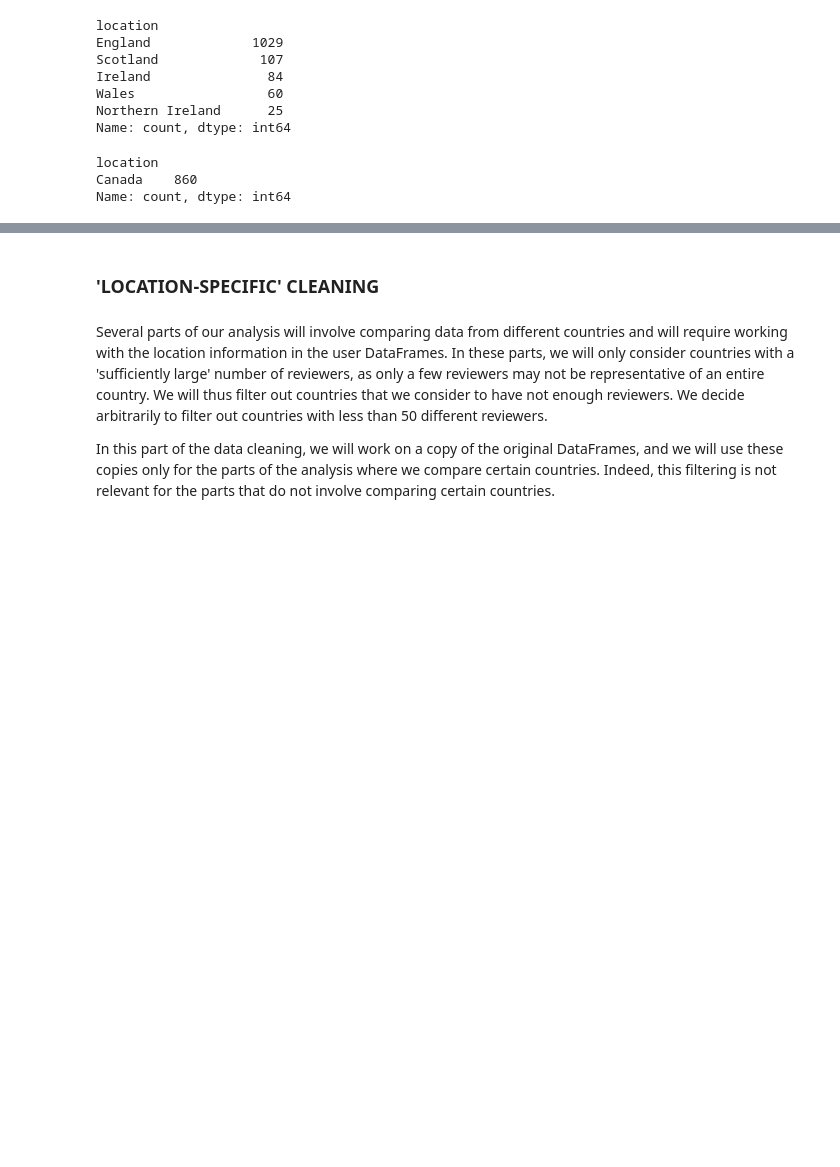
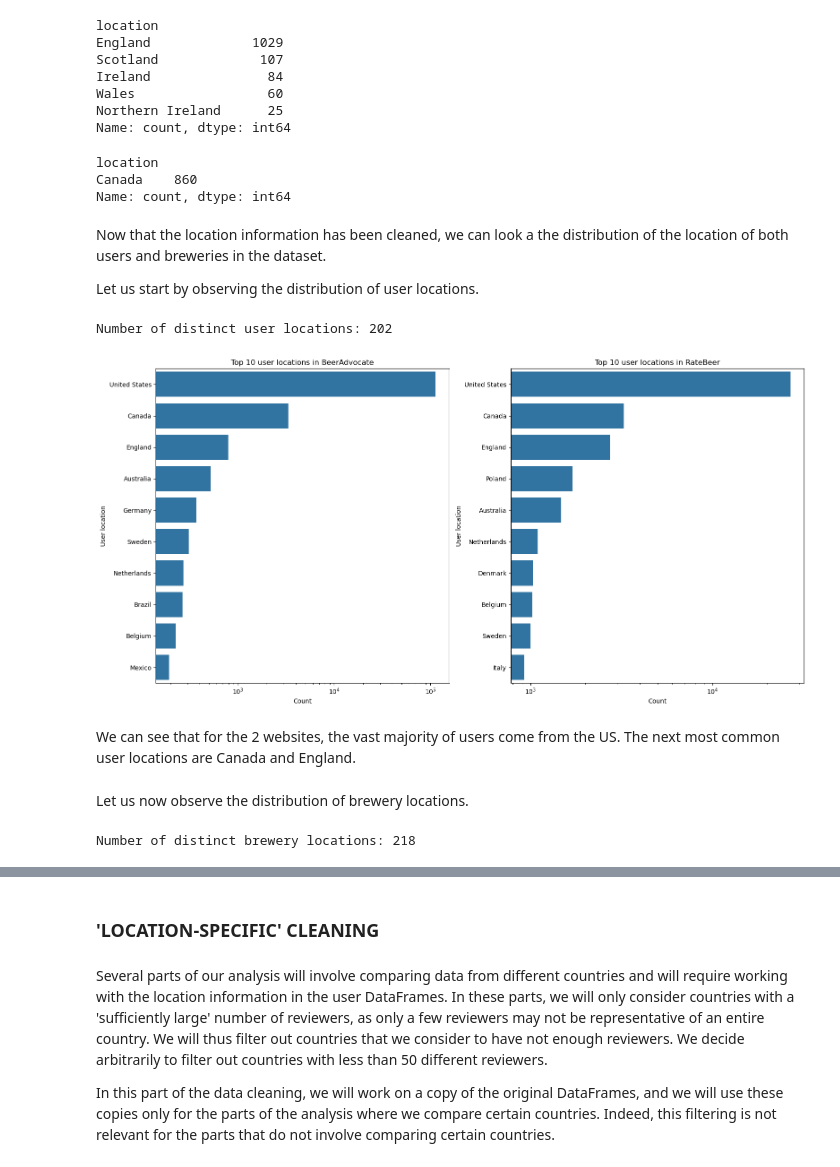
Before and after one commit to epfl-ada/ada-2024-project-datapilots, a Jupyter notebook: results.ipynb, the cells around one changed output, grey strips where cells are left out. Drawn from its saved outputs; the diff is of its cells as text; code cells hidden in the pictures; blank space fills up the shorter version.

Commit message:
add general dataset description and update README

```diff
--- a/results.ipynb
+++ b/results.ipynb
@@ -607,3 +625,44 @@ ba_breweries[ba_breweries['location'].str.startswith('Canada', na=False)]['locat
 location
 Canada    860
 Name: count, dtype: int64
+# %% [markdown]
+Now that the location information has been cleaned, we can look a the distribution of the location of both users and breweries in the dataset.
+
+Let us start by observing the distribution of user locations.
+# %%
+print('Number of distinct user locations:',pd.concat([ba_users['location'],rb_users['location']]).nunique())
+# %% [output]
+Number of distinct user locations: 202
+# %%
+# Distribution of user locations
+# 10 most frequent user locations for each dataset (to make plots easier to read)
+ba_top_10_user_locations = ba_users[ba_users['location'] != 'nan']['location'].value_counts().head(10)
+rb_top_10_user_locations = rb_users[rb_users['location'] != 'nan']['location'].value_counts().head(10)
+
+fig, axes = plt.subplots(1, 2, figsize=(16, 8))
+
+sns.barplot(x=ba_top_10_user_locations.values, y=ba_top_10_user_locations.index, ax=axes[0])
+axes[0].set_title("Top 10 user locations in BeerAdvocate")
+axes[0].set_xlabel("Count")
+axes[0].set_ylabel("User location")
+axes[0].set_xscale("log")
+
+sns.barplot(x=rb_top_10_user_locations.values, y=rb_top_10_user_locations.index, ax=axes[1])
+axes[1].set_title("Top 10 user locations in RateBeer")
+axes[1].set_xlabel("Count")
+axes[1].set_ylabel("User location")
+axes[1].set_xscale("log")
+
+plt.tight_layout()
+plt.show()
+plt.close()
+# %% [output]
+[figure, added]
+# %% [markdown]
+We can see that for the 2 websites, the vast majority of users come from the US. The next most common user locations are Canada and England.
+# %% [markdown]
+Let us now observe the distribution of brewery locations.
+# %%
+print('Number of distinct brewery locations:',pd.concat([ba_breweries['location'],rb_breweries['location']]).nunique())
+# %% [output]
+Number of distinct brewery locations: 218
```
Also changed, not shown: parts of 13 cells of this notebook, 1 other file.
